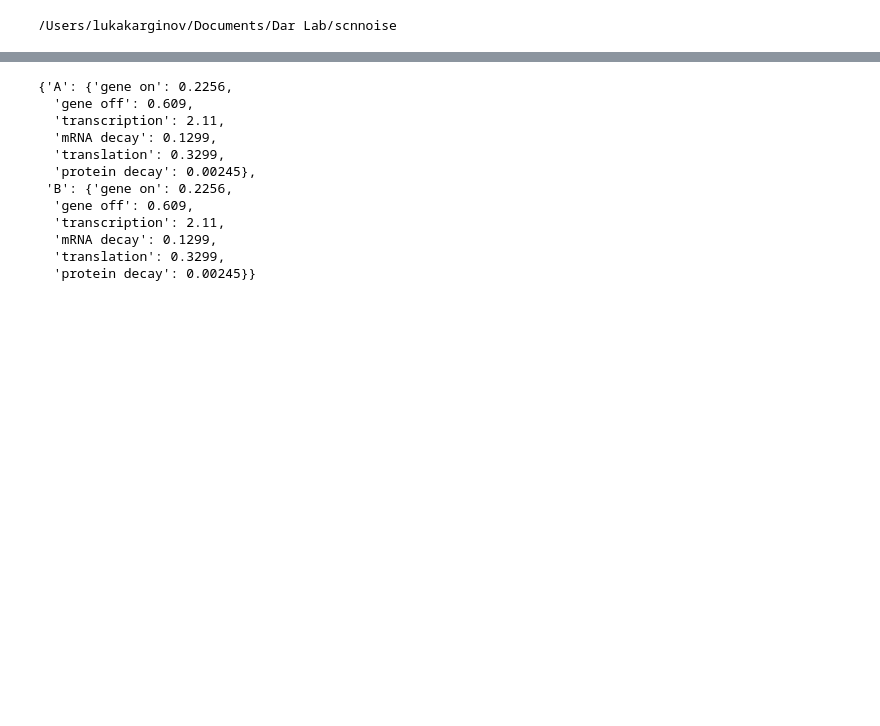
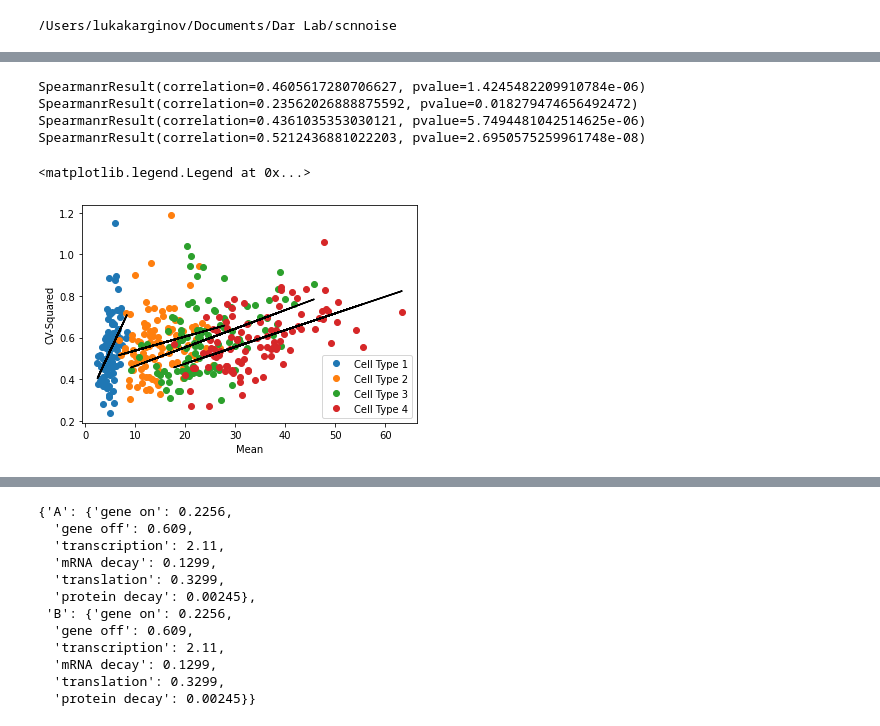
Before and after one commit to Tarun-Mahajan/scnnoise, a Jupyter notebook: doc/Trajectory Inference.ipynb, the cells around one changed output, grey strips where cells are left out. Cells and saved outputs as stored; diff of their text form; code cells hidden in the pictures; blank space fills up the shorter version.

```diff
--- a/doc/Trajectory Inference.ipynb
+++ b/doc/Trajectory Inference.ipynb
@@ -12,0 +171,35 @@ import src.scnnoise.LTSim as lt
+# %%
+data = pd.read_csv('samples2.csv', header = None)
+# %%
+a = []
+b= []
+for i in range(1,5):
+    a.append([])
+    b.append([])
+    a[i-1] = np.mean(data[data.columns[1:-1]][data[data.columns[-1]] == str(i)])
+    b[i-1] = np.std(data[data.columns[1:-1]][data[data.columns[-1]] == str(i)])
+# %%
+x= []
+models = []
+for i in range(4):
+    x.append([[samp] for samp in a[i]])
+    models.append(LinearRegression())
+    models[i].fit(x[i], np.divide(a[i],b[i])**2)
+# %%
+for i in range(4):
+    plt.plot(a[i],np.divide(a[i],b[i])**2,'o')
+    print(spearmanr(a[i],np.divide(a[i],b[i])**2))
+
+for i in range(4):
+    plt.plot(x[i],models[i].predict(x[i]),'k')
+
+plt.xlabel('Mean')
+plt.ylabel('CV-Squared')
+plt.legend(['Cell Type 1', 'Cell Type 2', 'Cell Type 3', 'Cell Type 4'])
+# %% [output]
+SpearmanrResult(correlation=0.4605617280706627, pvalue=1.4245482209910784e-06)
+SpearmanrResult(correlation=0.23562026888875592, pvalue=0.018279474656492472)
+SpearmanrResult(correlation=0.4361035353030121, pvalue=5.7494481042514625e-06)
+SpearmanrResult(correlation=0.5212436881022203, pvalue=2.6950575259961748e-08)
+<matplotlib.legend.Legend at 0x...>
+[figure, added]
```
Also changed, not shown: parts of 23 cells of this notebook, 1 other file.
